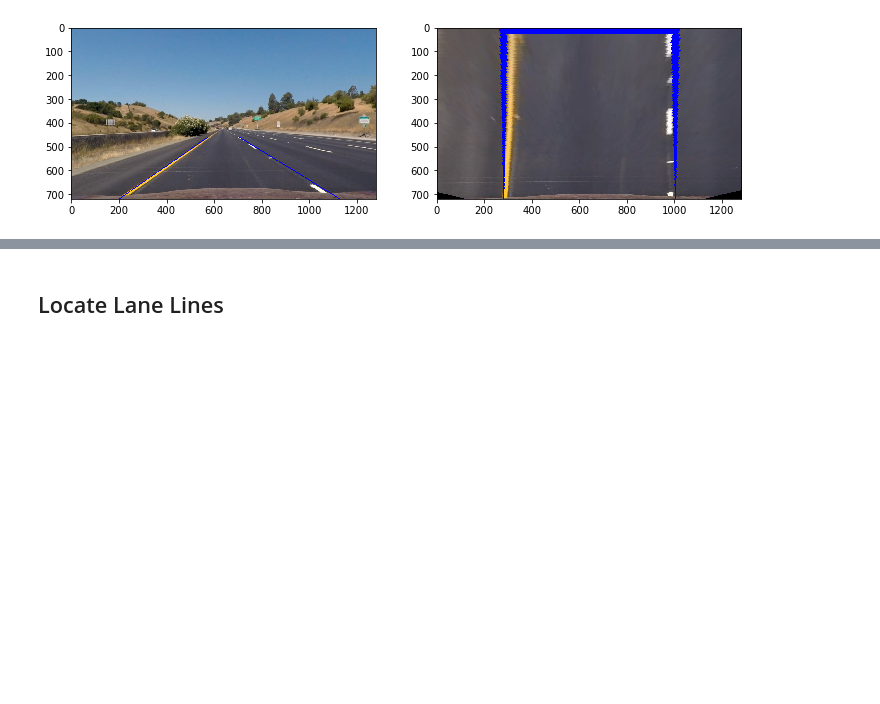
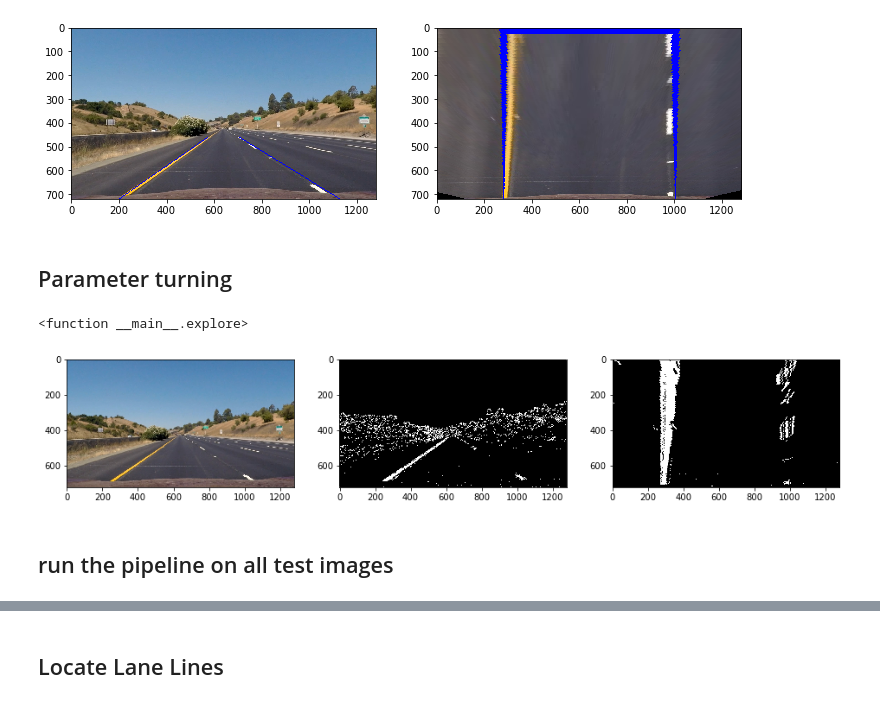
Before and after one commit to vincechan/CarND-AdvancedLaneFinding, a Jupyter notebook: advanced-lane-finding.ipynb, the cells around one changed output, grey strips where cells are left out. Saved outputs shown, nothing was run; the diff lists cells and outputs as text; code cells hidden in the pictures; blank space fills up the shorter version.

```diff
--- a/advanced-lane-finding.ipynb
+++ b/advanced-lane-finding.ipynb
@@ -247,4 +225,56 @@ warped = create_birds_eye_view(img)
 plot_images(img, warped)
 # %% [output]
 [figure]
+# %% [markdown]
+## Parameter turning
+# %%
+# use widget to interatively find optimpal parameters for image filter
+
+image = cv2.imread('./test_images/straight_lines1.jpg')
+#image = cv2.imread('./test_images/test1.jpg')
+
+def explore(ksize=21,
+            gradx_min=20,
+            gradx_max=100,
+            grady_min=20,
+            grady_max=100,
+            mag_min=20,
+            mag_max=100,
+            dir_min=0.7,
+            dir_max=1.1,
+            color_min=150,
+            color_max=255):
+    original = np.copy(image)
+    gradx = abs_sobel_thresh(image, orient='x', thresh=(gradx_min, gradx_max))
+    grady = abs_sobel_thresh(image, orient='y', thresh=(grady_min, grady_max))
+    mag_binary = mag_thresh(image, sobel_kernel=ksize, mag_thresh=(mag_min, mag_max))
+    dir_binary = dir_threshold(image, sobel_kernel=15, thresh=(dir_min, dir_max))
+    color_binary = color_threshold(image, thresh=(color_min,color_max))
+    # combine filter
+    combined = np.zeros_like(color_binary)
+    combined[(color_binary == 1) | ((gradx == 1) & (grady == 1)) | ((mag_binary == 1) & (dir_binary == 1))] = 1
+
+    #plt.imshow(combined, cmap='gray')
+    fig, (ax1,ax2,ax3) = plt.subplots(1, 3, figsize=(16,16))
+    ax1.imshow(cv2.cvtColor(original, cv2.COLOR_BGR2RGB))
+    ax2.imshow(combined, cmap='gray')
+    ax3.imshow(create_birds_eye_view(combined), cmap='gray')
+
+interact(explore,
+         ksize=(1,31,2),
+         gradx_min=(0,255),
+         gradx_max=(0,255),
+         grady_min=(0,255),
+         grady_max=(0,255),
+         mag_min=(0,255),
+         mag_max=(0,255),
+         dir_min=(0, np.pi/2),
+         dir_max=(0, np.pi/2),
+         color_min=(0,255),
+         color_max=(0,255))
+# %% [output]
+<function __main__.explore>
+[figure, added]
+# %% [markdown]
+## run the pipeline on all test images
 # %%
```
Also changed, not shown: parts of 7 cells of this notebook.
